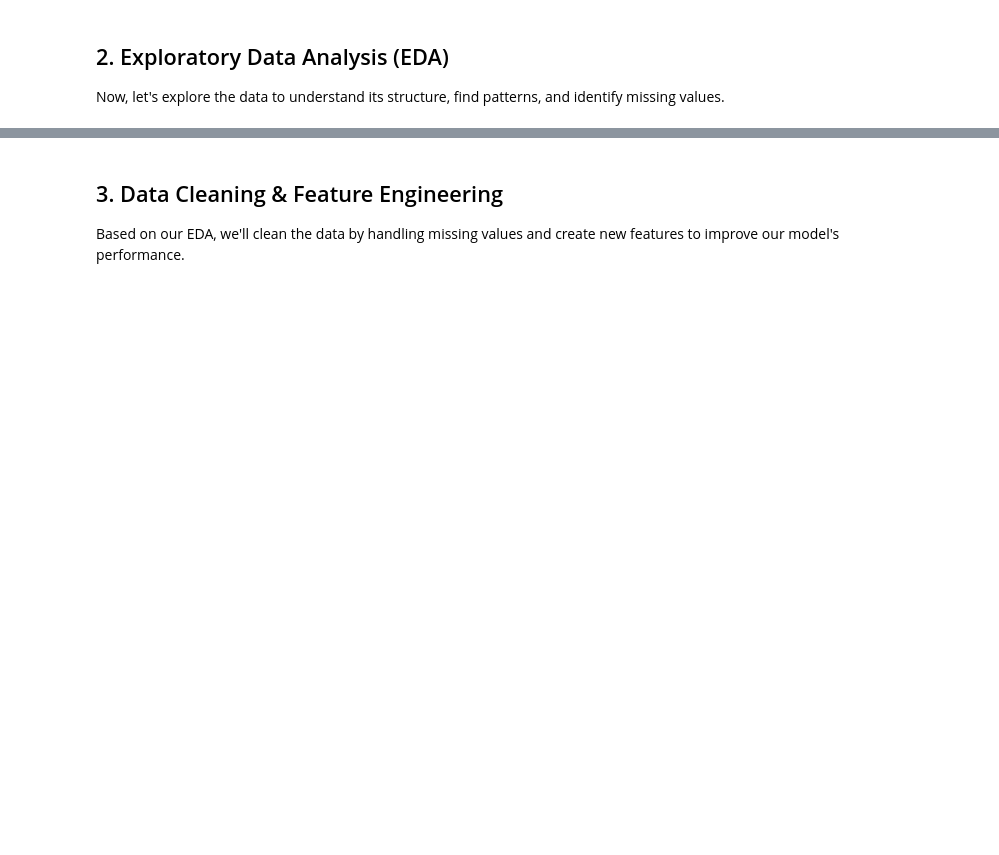
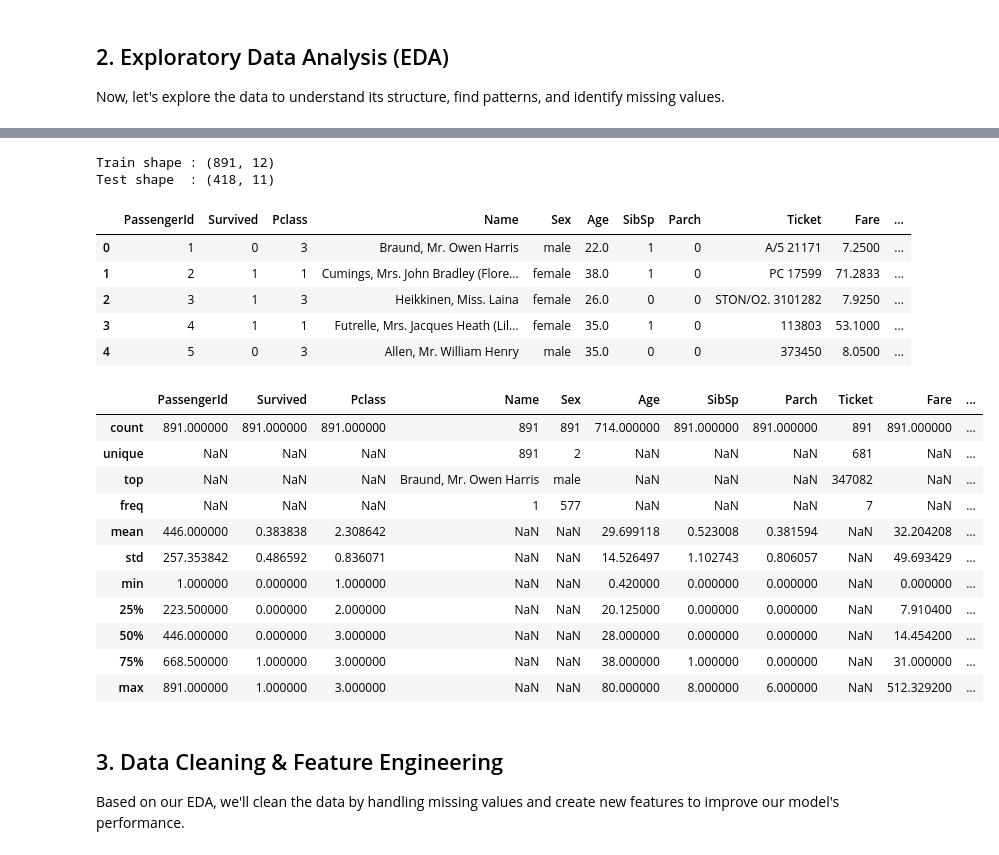
Before and after one commit to Jowiip/Hackaton_ML_Les_Petits_Herisson, a Jupyter notebook: titanic_analysis.ipynb, the cells around one changed output, grey strips where cells are left out. Saved outputs shown, nothing was run; the diff lists cells and outputs as text; code cells hidden in the pictures; blank space fills up the shorter version.

Commit message:
Mise à jour du notebook Titanic avec nouveaux imports et ajustements de code

```diff
--- a/titanic_analysis.ipynb
+++ b/titanic_analysis.ipynb
@@ -37,3 +7,32 @@ Test shape: (418, 11)
+# %%
+
+import numpy as np
+import pandas as pd
+import seaborn as sns
+import matplotlib.pyplot as plt
+
+from IPython.display import display
+
+from sklearn.base import clone
+from sklearn.compose import ColumnTransformer
+from sklearn.preprocessing import OneHotEncoder, StandardScaler
+from sklearn.impute import SimpleImputer
+from sklearn.pipeline import Pipeline
+from sklearn.model_selection import StratifiedKFold, cross_val_score
+from sklearn.metrics import accuracy_score
+from sklearn.ensemble import (
+    RandomForestClassifier,
+    ExtraTreesClassifier,
+    GradientBoostingClassifier,
+    HistGradientBoostingClassifier,
+    StackingClassifier
+)
+from sklearn.linear_model import LogisticRegression
+
+RANDOM_STATE = 42
+sns.set(style="whitegrid")
+np.random.seed(RANDOM_STATE)
+pd.set_option("display.max_columns", 200)
 # %% [markdown]
 ## 2. Exploratory Data Analysis (EDA)
 
@@ -93,3 +40,34 @@ Passing `palette` without assigning `hue` is deprecated and will be removed in v
+# %%
+
+train_df = pd.read_csv("train.csv")
+test_df = pd.read_csv("test.csv")
+
+print(f"Train shape : {train_df.shape}")
+print(f"Test shape  : {test_df.shape}")
+
+display(train_df.head())
+display(train_df.describe(include="all"))
+# %% [output]
+Train shape : (891, 12)
+Test shape  : (418, 11)
+|  | PassengerId | Survived | Pclass | Name | Sex | Age | SibSp | Parch | Ticket | Fare | ... |
+| 0 | 1 | 0 | 3 | Braund, Mr. Owen Harris | male | 22.0 | 1 | 0 | A/5 21171 | 7.2500 | ... |
+| 1 | 2 | 1 | 1 | Cumings, Mrs. John Bradley (Flore... | female | 38.0 | 1 | 0 | PC 17599 | 71.2833 | ... |
+| 2 | 3 | 1 | 3 | Heikkinen, Miss. Laina | female | 26.0 | 0 | 0 | STON/O2. 3101282 | 7.9250 | ... |
+| 3 | 4 | 1 | 1 | Futrelle, Mrs. Jacques Heath (Lil... | female | 35.0 | 1 | 0 | 113803 | 53.1000 | ... |
+| 4 | 5 | 0 | 3 | Allen, Mr. William Henry | male | 35.0 | 0 | 0 | 373450 | 8.0500 | ... |
+|  | PassengerId | Survived | Pclass | Name | Sex | Age | SibSp | Parch | Ticket | Fare | ... |
+| count | 891.000000 | 891.000000 | 891.000000 | 891 | 891 | 714.000000 | 891.000000 | 891.000000 | 891 | 891.000000 | ... |
+| unique | NaN | NaN | NaN | 891 | 2 | NaN | NaN | NaN | 681 | NaN | ... |
+| top | NaN | NaN | NaN | Braund, Mr. Owen Harris | male | NaN | NaN | NaN | 347082 | NaN | ... |
+| freq | NaN | NaN | NaN | 1 | 577 | NaN | NaN | NaN | 7 | NaN | ... |
+| mean | 446.000000 | 0.383838 | 2.308642 | NaN | NaN | 29.699118 | 0.523008 | 0.381594 | NaN | 32.204208 | ... |
+| std | 257.353842 | 0.486592 | 0.836071 | NaN | NaN | 14.526497 | 1.102743 | 0.806057 | NaN | 49.693429 | ... |
+| min | 1.000000 | 0.000000 | 1.000000 | NaN | NaN | 0.420000 | 0.000000 | 0.000000 | NaN | 0.000000 | ... |
+| 25% | 223.500000 | 0.000000 | 2.000000 | NaN | NaN | 20.125000 | 0.000000 | 0.000000 | NaN | 7.910400 | ... |
+| 50% | 446.000000 | 0.000000 | 3.000000 | NaN | NaN | 28.000000 | 0.000000 | 0.000000 | NaN | 14.454200 | ... |
+| 75% | 668.500000 | 1.000000 | 3.000000 | NaN | NaN | 38.000000 | 1.000000 | 0.000000 | NaN | 31.000000 | ... |
+| max | 891.000000 | 1.000000 | 3.000000 | NaN | NaN | 80.000000 | 8.000000 | 6.000000 | NaN | 512.329200 | ... |
 # %% [markdown]
 ## 3. Data Cleaning & Feature Engineering
 
```
Also changed, not shown: parts of 8 cells of this notebook.
